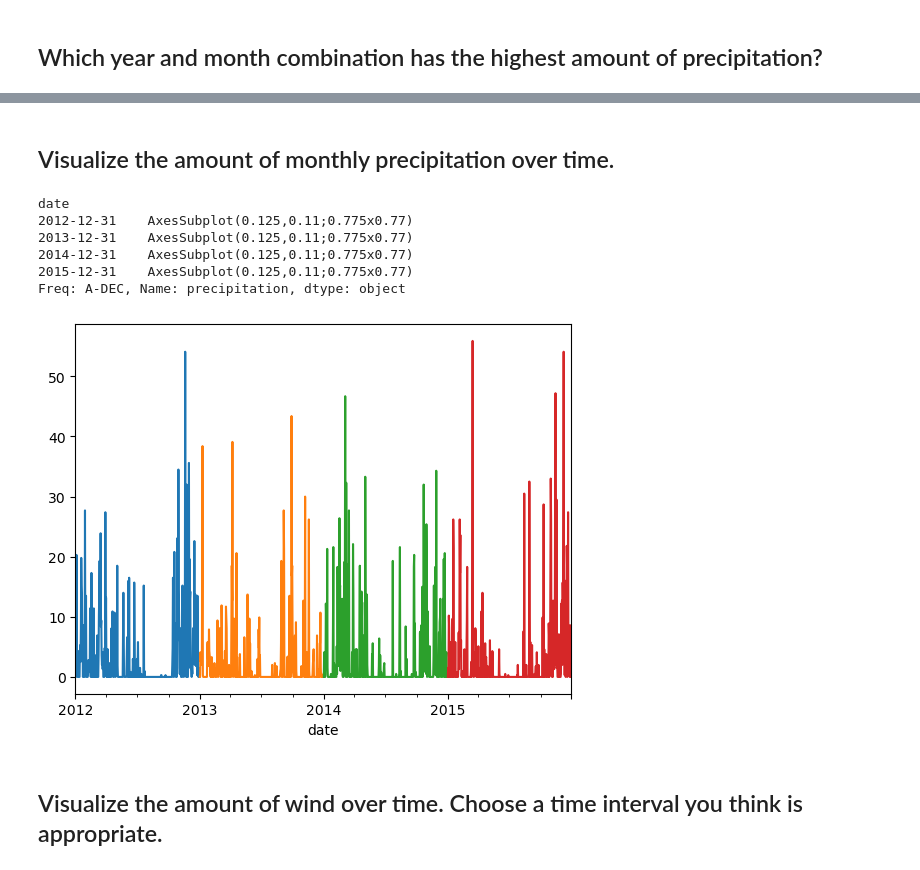
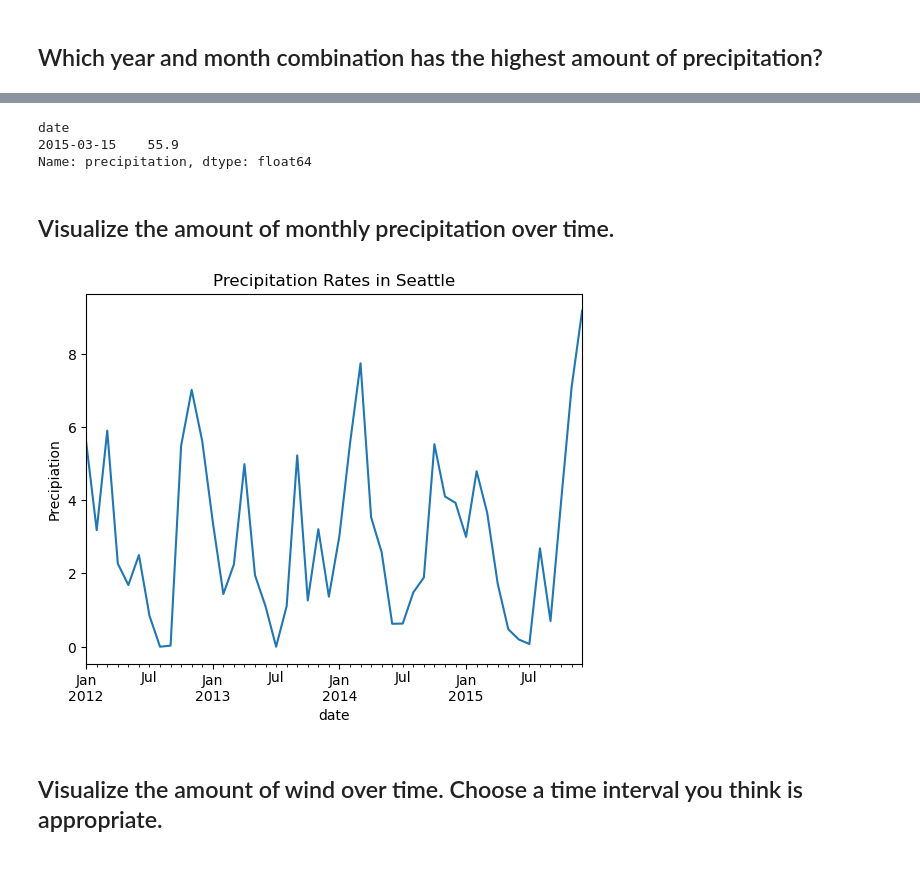
Before and after one commit to EstebanHernandez0/time-series, a Jupyter notebook: datetime_exercises.ipynb, the cells around one changed output, grey strips where cells are left out. Drawn from its saved outputs; the diff is of its cells as text; code cells hidden in the pictures.

```diff
--- a/datetime_exercises.ipynb
+++ b/datetime_exercises.ipynb
@@ -131,14 +211,17 @@ df.head(1)
+# %%
+df.precipitation.sort_values(ascending=False).head(1)
+# %% [output]
+date
+2015-03-15    55.9
+Name: precipitation, dtype: float64
 # %% [markdown]
 ## Visualize the amount of monthly precipitation over time.
-# %%
-df.resample('Y')['precipitation'].plot()
-# %% [output]
-date
-2012-12-31    AxesSubplot(0.125,0.11;0.775x0.77)
-2013-12-31    AxesSubplot(0.125,0.11;0.775x0.77)
-2014-12-31    AxesSubplot(0.125,0.11;0.775x0.77)
-2015-12-31    AxesSubplot(0.125,0.11;0.775x0.77)
-Freq: A-DEC, Name: precipitation, dtype: object
-[figure, removed]
+# %%
+df.precipitation.resample('M').mean().plot()
+plt.title('Precipitation Rates in Seattle')
+plt.ylabel('Precipiation')
+plt.show()
+# %% [output]
+[figure, added]
 # %% [markdown]
 ## Visualize the amount of wind over time. Choose a time interval you think is appropriate.
```
Also changed, not shown: parts of 38 cells of this notebook.
